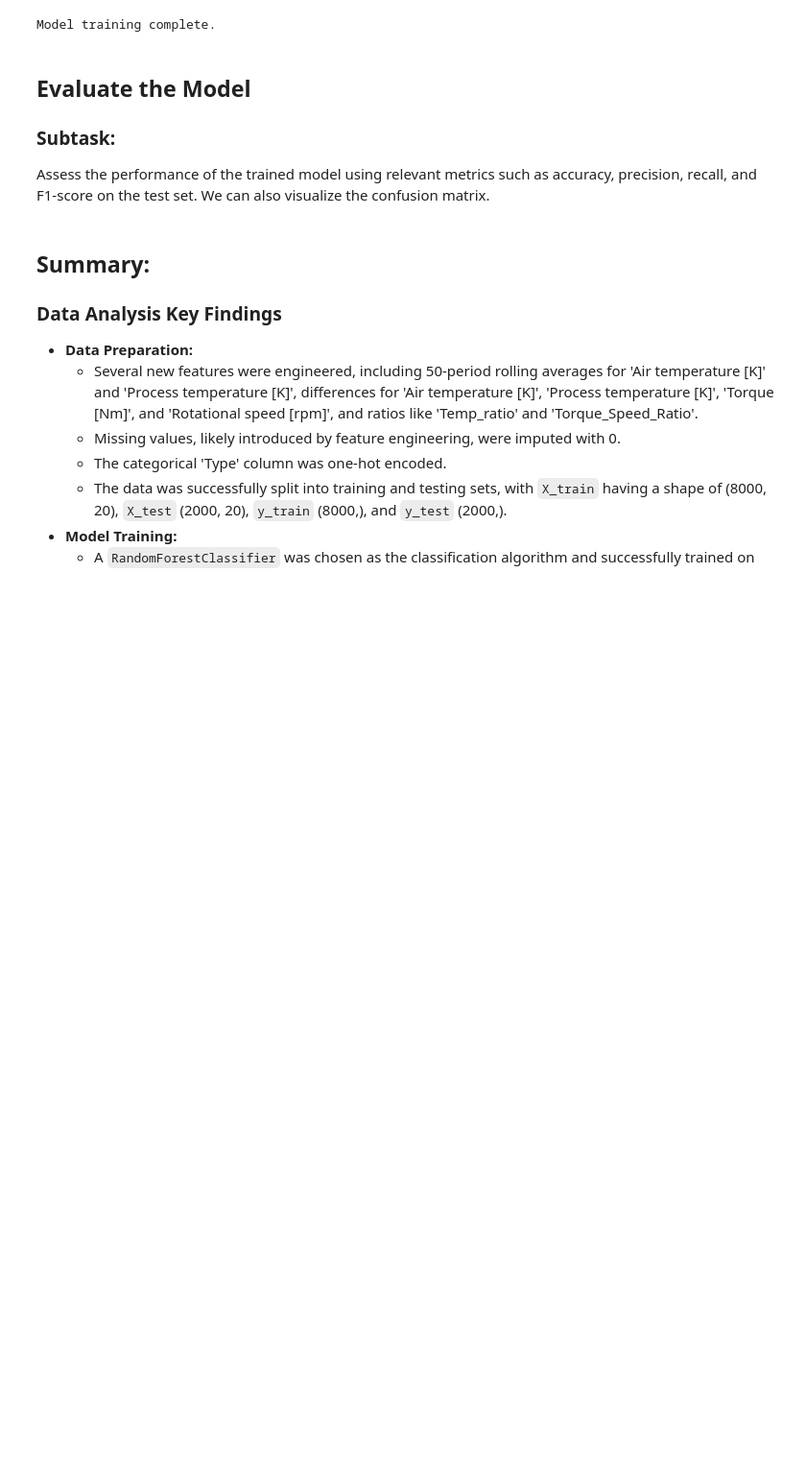
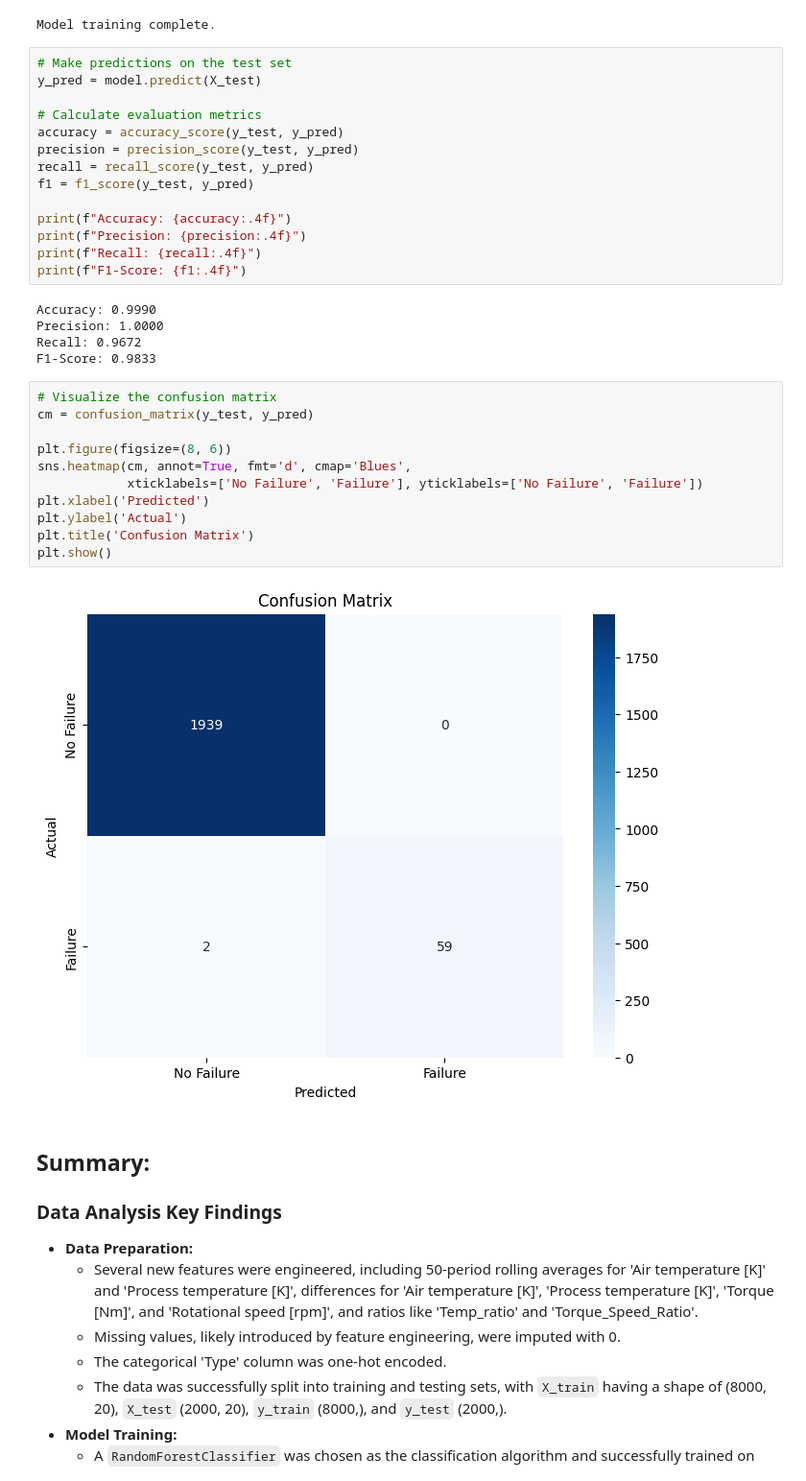
Before and after one commit to Oluwasemilore00/Data-Science, a Jupyter notebook: Predictive Maintenance system for an industrial manufacturing machine/main.ipynb, the cells around one changed output. Shown at 96% size. Cells and saved outputs as stored; diff of their text form; blank space fills up the shorter version.

```diff
--- a/Predictive Maintenance system for an industrial manufacturing machine/main.ipynb
+++ b/Predictive Maintenance system for an industrial manufacturing machine/main.ipynb
@@ -396,11 +398,38 @@ model.fit(X_train, y_train)
 print("Model training complete.")
 # %% [output]
 Model training complete.
-# %% [markdown]
-## Evaluate the Model
-
-### Subtask:
-Assess the performance of the trained model using relevant metrics such as accuracy, precision, recall, and F1-score on the test set. We can also visualize the confusion matrix.
+# %%
+# Make predictions on the test set
+y_pred = model.predict(X_test)
+
+# Calculate evaluation metrics
+accuracy = accuracy_score(y_test, y_pred)
+precision = precision_score(y_test, y_pred)
+recall = recall_score(y_test, y_pred)
+f1 = f1_score(y_test, y_pred)
+
+print(f"Accuracy: {accuracy:.4f}")
+print(f"Precision: {precision:.4f}")
+print(f"Recall: {recall:.4f}")
+print(f"F1-Score: {f1:.4f}")
+# %% [output]
+Accuracy: 0.9990
+Precision: 1.0000
+Recall: 0.9672
+F1-Score: 0.9833
+# %%
+# Visualize the confusion matrix
+cm = confusion_matrix(y_test, y_pred)
+
+plt.figure(figsize=(8, 6))
+sns.heatmap(cm, annot=True, fmt='d', cmap='Blues',
+            xticklabels=['No Failure', 'Failure'], yticklabels=['No Failure', 'Failure'])
+plt.xlabel('Predicted')
+plt.ylabel('Actual')
+plt.title('Confusion Matrix')
+plt.show()
+# %% [output]
+[figure, added]
 # %% [markdown]
 ## Summary:
 
```
Also changed, not shown: parts of 1 cell of this notebook.
